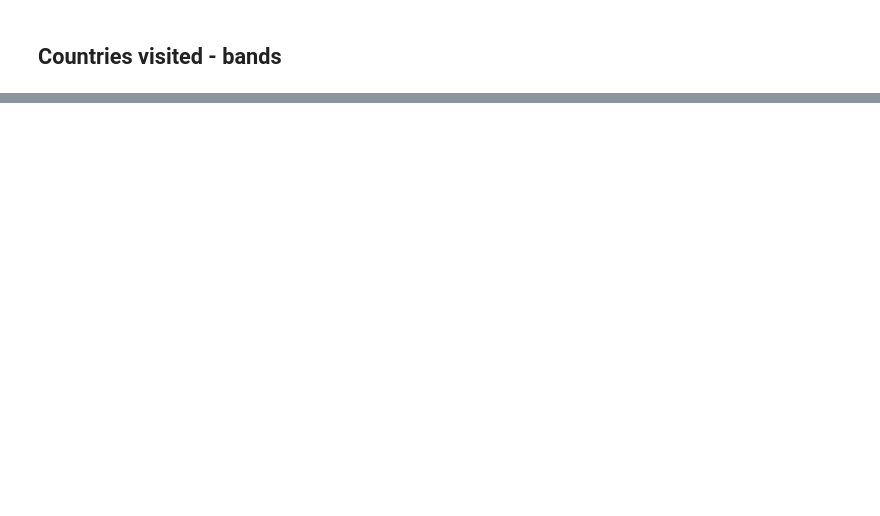
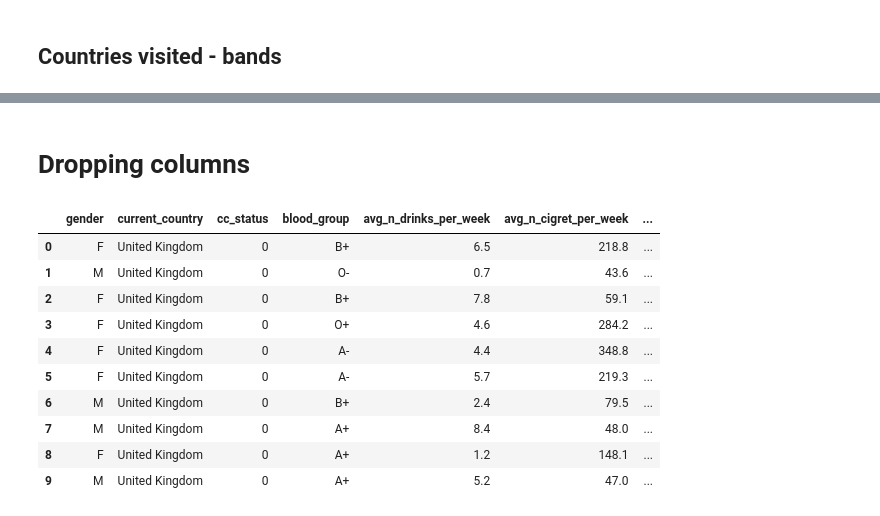
Before and after one commit to KHsuan/CDM_data_anonymisation, a Jupyter notebook: final.ipynb, the cells around one changed output, grey strips where cells are left out. Cells and saved outputs as stored; diff of their text form; code cells hidden in the pictures; blank space fills up the shorter version.

```diff
--- a/final.ipynb
+++ b/final.ipynb
@@ -285,0 +370,19 @@ Maximum weight: 100.0
+# %% [markdown]
+# Dropping columns
+# %%
+# drop the 'gender' column
+final_data = data.drop(columns=['given_name', 'surname', 'birthdate', 'country_of_birth', 'phone_number','postcode', 'national_insurance_number','bank_account_number','weight','height'])
+# %%
+final_data.head(10)
+# %% [output]
+|  | gender | current_country | cc_status | blood_group | avg_n_drinks_per_week | avg_n_cigret_per_week | ... |
+| 0 | F | United Kingdom | 0 | B+ | 6.5 | 218.8 | ... |
+| 1 | M | United Kingdom | 0 | O- | 0.7 | 43.6 | ... |
+| 2 | F | United Kingdom | 0 | B+ | 7.8 | 59.1 | ... |
+| 3 | F | United Kingdom | 0 | O+ | 4.6 | 284.2 | ... |
+| 4 | F | United Kingdom | 0 | A- | 4.4 | 348.8 | ... |
+| 5 | F | United Kingdom | 0 | A- | 5.7 | 219.3 | ... |
+| 6 | M | United Kingdom | 0 | B+ | 2.4 | 79.5 | ... |
+| 7 | M | United Kingdom | 0 | A+ | 8.4 | 48.0 | ... |
+| 8 | F | United Kingdom | 0 | A+ | 1.2 | 148.1 | ... |
+| 9 | M | United Kingdom | 0 | A+ | 5.2 | 47.0 | ... |
```
Also changed, not shown: parts of 18 cells of this notebook.
